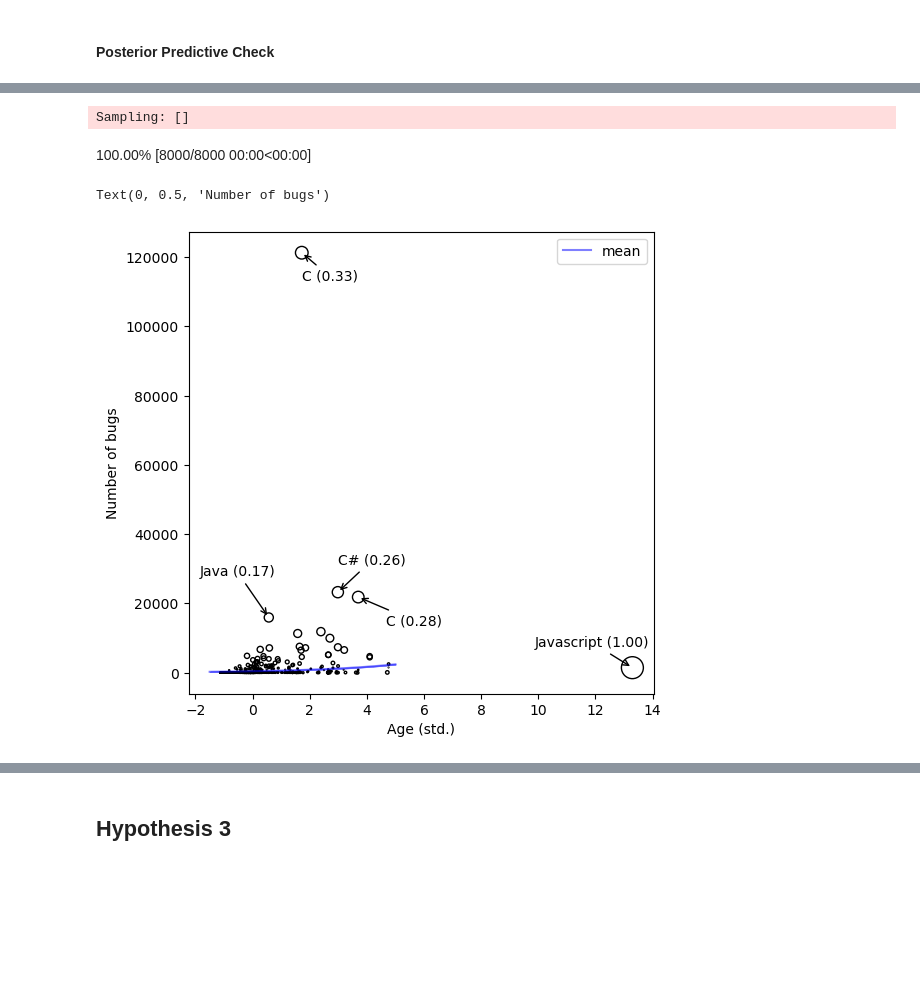
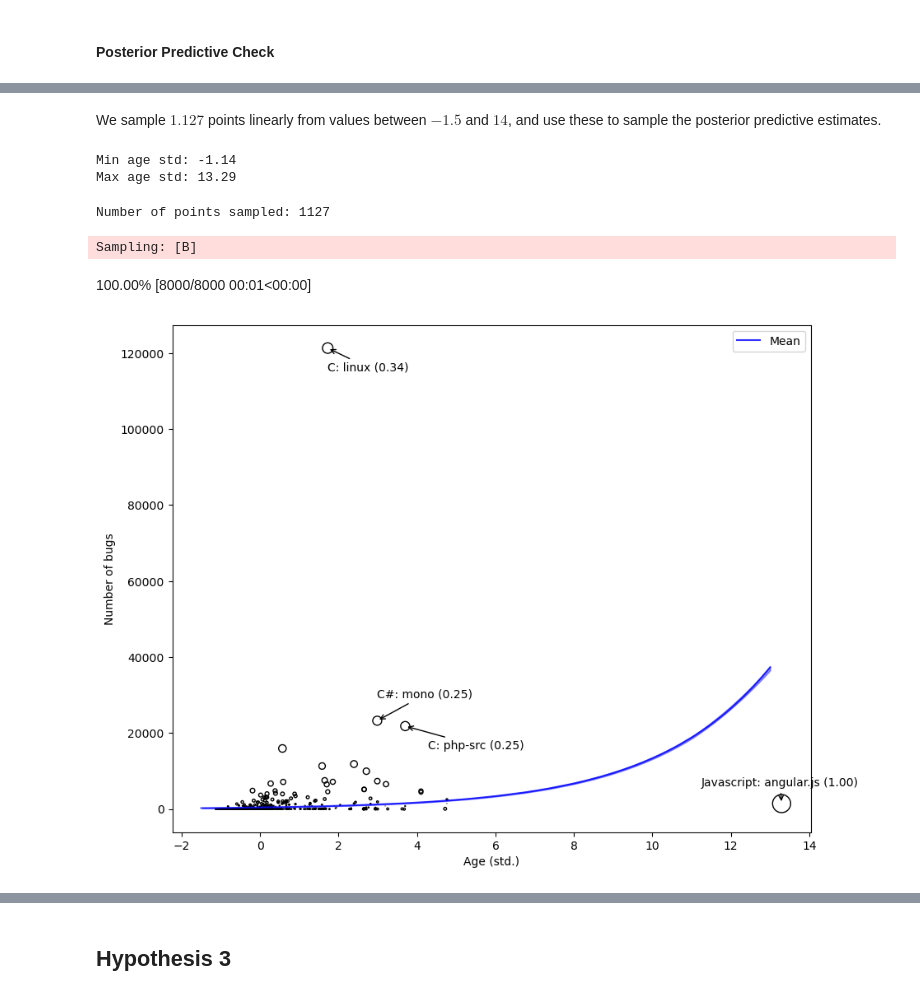
Before and after one commit to ah140797/PPExam24, a Jupyter notebook: anders.ipynb, the cells around one changed output, grey strips where cells are left out. Saved outputs shown, nothing was run; the diff lists cells and outputs as text; code cells hidden in the pictures; blank space fills up the shorter version.

```diff
--- a/anders.ipynb
+++ b/anders.ipynb
@@ -200,6 +158,7 @@ We therefore define the prior for $\beta_{L[i]}$ to be $\mathrm{Normal}(0, 1)$.
 We factorise the language column, so it can fit in the model.
 # %%
 language_idx, languages = pd.factorize(df.language)
+project_type_idx, project_types = pd.factorize(df.project_type)
 # %%
 def create_model_h1(alpha_mu_prior, alpha_sigma_prior, beta_mu_prior, beta_sigma_prior, save_name='', save=False):
   '''
@@ -208,12 +167,14 @@ def create_model_h1(alpha_mu_prior, alpha_sigma_prior, beta_mu_prior, beta_sigma
   with pm.Model() as model:
       # Priors
       alpha = pm.Normal("alpha", mu=alpha_mu_prior, sigma=alpha_sigma_prior)
-      beta = pm.Normal('beta',  mu=beta_mu_prior, sigma=beta_sigma_prior, shape=languages.size)
+      beta_language = pm.Normal('beta_language',  mu=beta_mu_prior, sigma=beta_sigma_prior, shape=languages.size)
+      beta_project_type = pm.Normal('beta_project_type',  mu=beta_mu_prior, sigma=beta_sigma_prior, shape=project_types.size)
 
       #We add language_ids as mutable data so we can change it later in posterior predictions
       language_ids = pm.Data('language_ids', language_idx, mutable=True)
+      project_type_ids = pm.Data('project_type_ids', project_type_idx, mutable=True)
 
-      lam = pm.Deterministic('lam', pm.math.exp(alpha + beta[language_ids]))
+      lam = pm.Deterministic('lam', pm.math.exp(alpha + beta_language[language_ids] + beta_project_type[project_type_ids]))
       B = pm.Poisson('B', mu=lam, observed=df.bugs)
 
       #Sample posterior and prior predictive
@@ -424,7 +456,8 @@ def create_model_h2(alpha_mu_prior, alpha_sigma_prior, beta_mu_prior, beta_sigma
 
   return trace, model
 # %%
-h2_idata, h2_model = create_model_h2(6, 1, 0.01, 0.3)
+h2_idata, h2_model = create_model_h2(6, 1.5,
+                                     0, 0.3)
 # %% [output]
 Auto-assigning NUTS sampler...
 Initializing NUTS using jitter+adapt_diag...
@@ -479,47 +525,59 @@ x_seq = np.linspace(-1.5, 5, n_points)
+# %% [markdown]
+We sample $1.127$ points linearly from values between $-1.5$ and $14$, and use these to sample the posterior predictive estimates.
+# %%
+print(f"Min age std: {df.age_std.min():.2f}")
+print(f"Max age std: {df.age_std.max():.2f}")
+# %% [output]
+Min age std: -1.14
+Max age std: 13.29
 # %%
+n_points = len(df)
+print(f'Number of points sampled: {n_points}')
+x_seq = np.linspace(-1.5, 13, n_points)
+
 with h2_model:
     pm.set_data({"age_std": x_seq})
-    post_pred_lam_h2 = pm.sample_posterior_predictive(h2_idata, var_names=["lam"])['posterior_predictive']['lam']
+    post_pred_lam_h2 = pm.sample_posterior_predictive(h2_idata, var_names=["B"])['posterior_predictive']['B']
 
 post_pred_lam_h2_mean = post_pred_lam_h2.mean(["chain", "draw"])
 # %% [output]
-Sampling: []
+Number of points sampled: 1127
+Sampling: [B]
-100.00% [8000/8000 00:00<00:00]
+100.00% [8000/8000 00:01<00:00]
 # %%
-plt.figure(figsize=(6,6))
+plt.figure(figsize=(10,8))
 
 #scale pareto-k values by their max and changing make them nice to plot
 pareto_k /= pareto_k.max()
 pareto_k_size = 250 * pareto_k
 
-#Get the 5 data points with the largest pareto_k_values
-top_indices = np.argsort(pareto_k)[-5:][::-1]
+#Get the 10 data points with the largest pareto_k_values
+top_indices = np.argsort(pareto_k)[-10:][::-1]
 top_data_points = df.iloc[top_indices]
 
 az.plot_hdi(x_seq, post_pred_lam_h2, color = 'b', fill_kwargs={'alpha': 0.4}, ax=plt)
-plt.plot(x_seq, post_pred_lam_h2_mean, color = 'b', alpha=0.5, label='mean')
+plt.plot(x_seq, post_pred_lam_h2_mean, color = 'b', alpha=0.8, label='Mean')
 plt.scatter(df.age_std, df.bugs, s = pareto_k_size, facecolors='none', edgecolors='k', lw=1)
 
-
-#Plotting text for data points with high pareto-k values
+#Plotting text for data points with high pareto-k values. We manually adjust the place for the text.
 for index, row in top_data_points.iterrows():
+    dont_annotate = False
     if row['language'] == 'C' and row['project'] == 'linux':
         position=(0,-20)
     elif row['language'] == 'Javascript':
         position=(-70,15)
-    elif row['language'] == 'C#':
+    elif row['language'] == 'C#' and row['project'] == 'mono':
         position=(0,20)
     elif row['language'] == 'C' and row['project'] == 'php-src':
         position=(20,-20)
-    elif row['language'] == 'Java':
-        position=(-50,30)
-    plt.annotate(f"{row['language']} ({pareto_k[index]:.2f})", xy=(row['age_std'], row['bugs']), xytext=position,
-                 textcoords='offset points', arrowprops=dict(arrowstyle="->", connectionstyle="arc3"))
+    else:
+        dont_annotate = True
+    if dont_annotate == False:
+        plt.annotate(f"{row['language']}: {row['project']} ({pareto_k[index]:.2f})", xy=(row['age_std'], row['bugs']), xytext=position,
+                    textcoords='offset points', arrowprops=dict(arrowstyle="->", connectionstyle="arc3"))
 
-
-plt.legend()
-plt.xlabel('Age (std.)')
-plt.ylabel('Number of bugs')
+plt.legend();
+plt.xlabel('Age (std.)');
+plt.ylabel('Number of bugs');
 # %% [output]
-Text(0, 0.5, 'Number of bugs')
-[figure, old version]
+[figure, new version]
```
Also changed, not shown: parts of 73 cells of this notebook.
